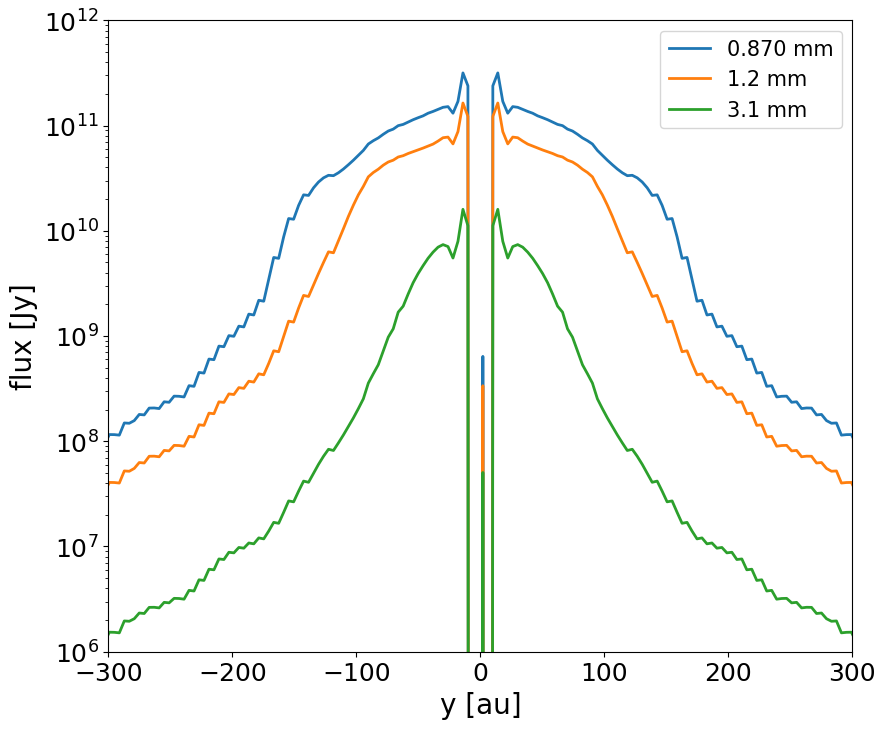
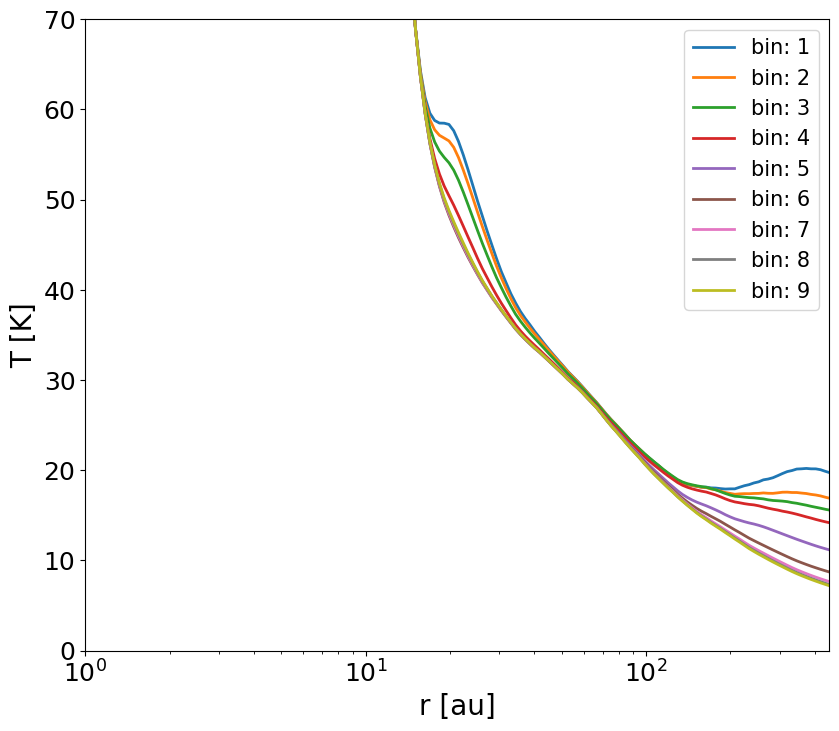
The notebook cell's code change between the first figure and the second:
--- before
+++ after
@@ -1 +1 @@
-plot.image_vertical_cut(pathfile='thermal/image_xy.out', xlim=(-300, 300), ylim=(1e6, 1e12), labels=None, figsize=(9.6, 8.2))
+plot.midplane_temp(path=thermpath, xlim=(1, 450), ylim=(0, 70))

Commit: changed interactive plot